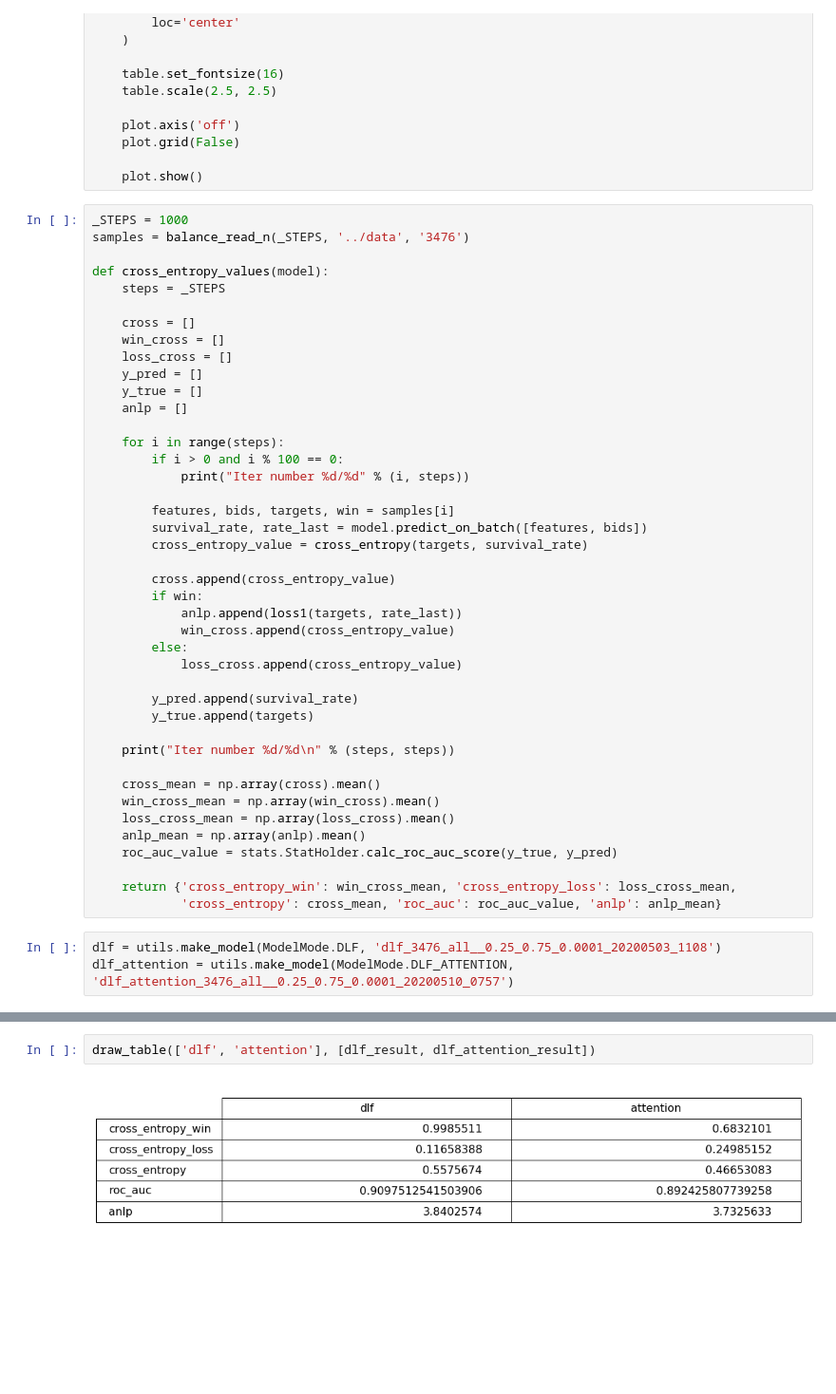
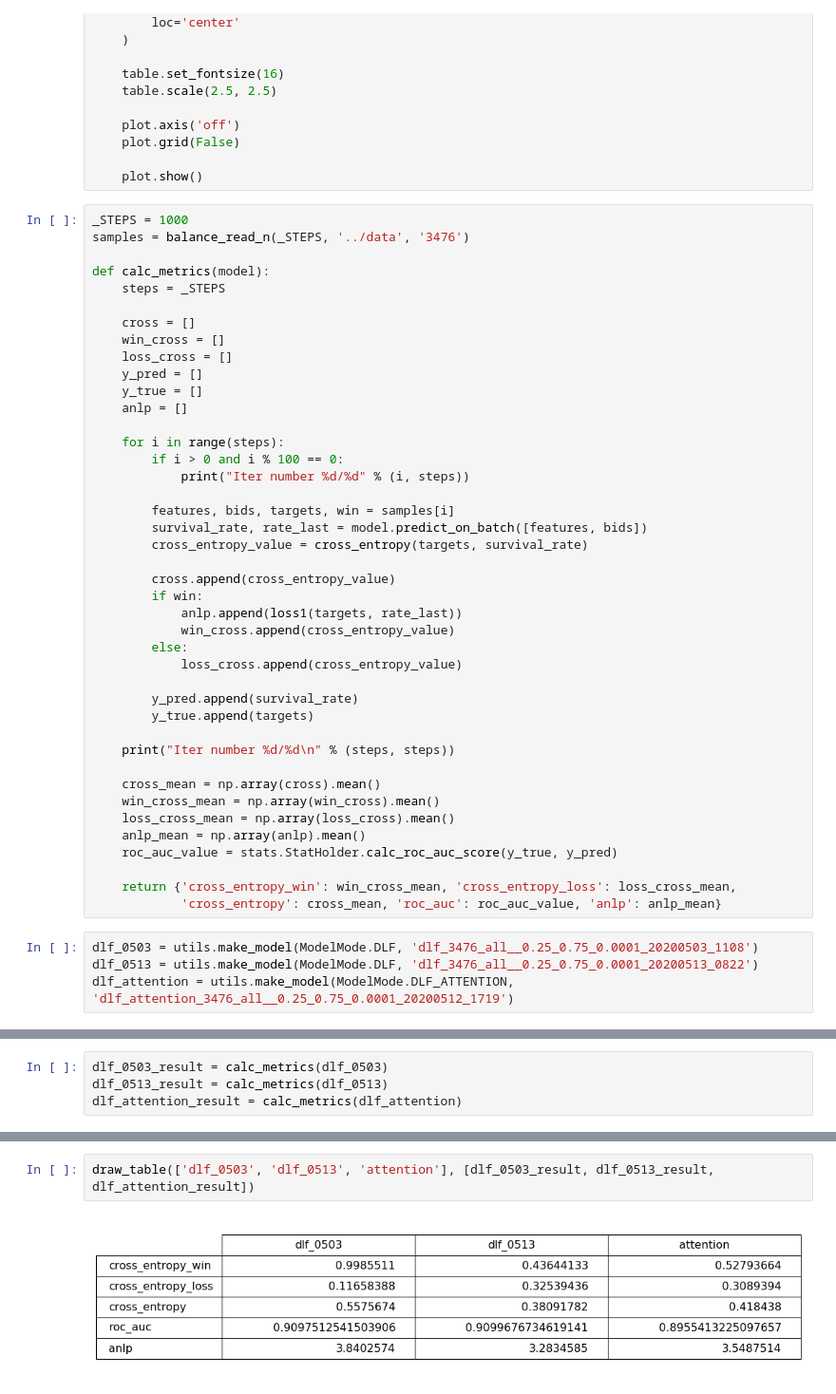
Before and after one commit to SerTelnov/landscape-forecasting, a Jupyter notebook: python/scores_visualizer.ipynb, the cells around one changed output, grey strips where cells are left out. Shown: that part at 95% size. Saved outputs shown, nothing was run; the diff lists cells and outputs as text; blank space fills up the shorter version.

Commit message:
[code] upd results

```diff
--- a/python/scores_visualizer.ipynb
+++ b/python/scores_visualizer.ipynb
@@ -36,7 +36,7 @@ def draw_table(names, results):
 _STEPS = 1000
 samples = balance_read_n(_STEPS, '../data', '3476')
 
-def cross_entropy_values(model):
+def calc_metrics(model):
     steps = _STEPS
 
     cross = []
@@ -75,5 +75,6 @@ def cross_entropy_values(model):
     return {'cross_entropy_win': win_cross_mean, 'cross_entropy_loss': loss_cross_mean,
             'cross_entropy': cross_mean, 'roc_auc': roc_auc_value, 'anlp': anlp_mean}
 # %%
-dlf = utils.make_model(ModelMode.DLF, 'dlf_3476_all__0.25_0.75_0.0001_20200503_1108')
-dlf_attention = utils.make_model(ModelMode.DLF_ATTENTION, 'dlf_attention_3476_all__0.25_0.75_0.0001_20200510_0757')
+dlf_0503 = utils.make_model(ModelMode.DLF, 'dlf_3476_all__0.25_0.75_0.0001_20200503_1108')
+dlf_0513 = utils.make_model(ModelMode.DLF, 'dlf_3476_all__0.25_0.75_0.0001_20200513_0822')
+dlf_attention = utils.make_model(ModelMode.DLF_ATTENTION, 'dlf_attention_3476_all__0.25_0.75_0.0001_20200512_1719')
@@ -100,0 +81,4 @@ Iter number 1000/1000
+# %%
+dlf_0503_result = calc_metrics(dlf_0503)
+dlf_0513_result = calc_metrics(dlf_0513)
+dlf_attention_result = calc_metrics(dlf_attention)
@@ -101,4 +103,4 @@ Iter number 1000/1000
 # %%
-draw_table(['dlf', 'attention'], [dlf_result, dlf_attention_result])
+draw_table(['dlf_0503', 'dlf_0513', 'attention'], [dlf_0503_result, dlf_0513_result, dlf_attention_result])
 # %% [output]
-[figure, old version]
+[figure, new version]
```
Also changed, not shown: parts of 2 cells of this notebook, 3 other files.
